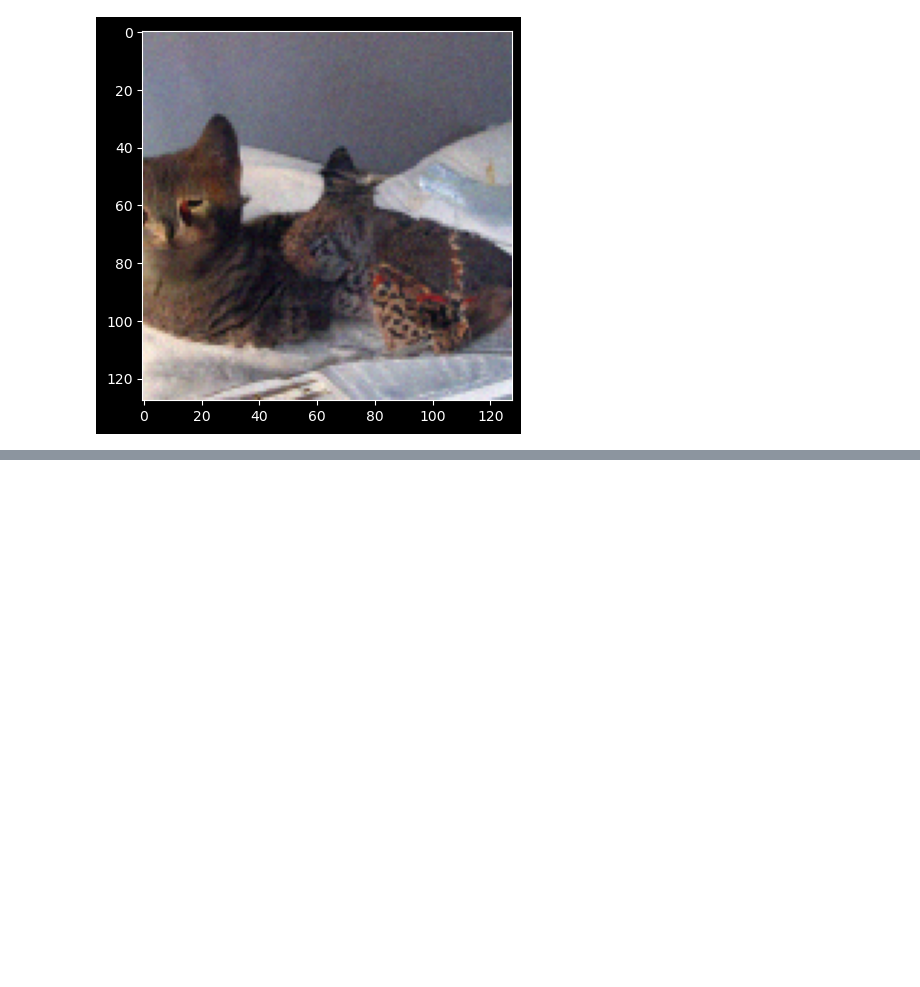
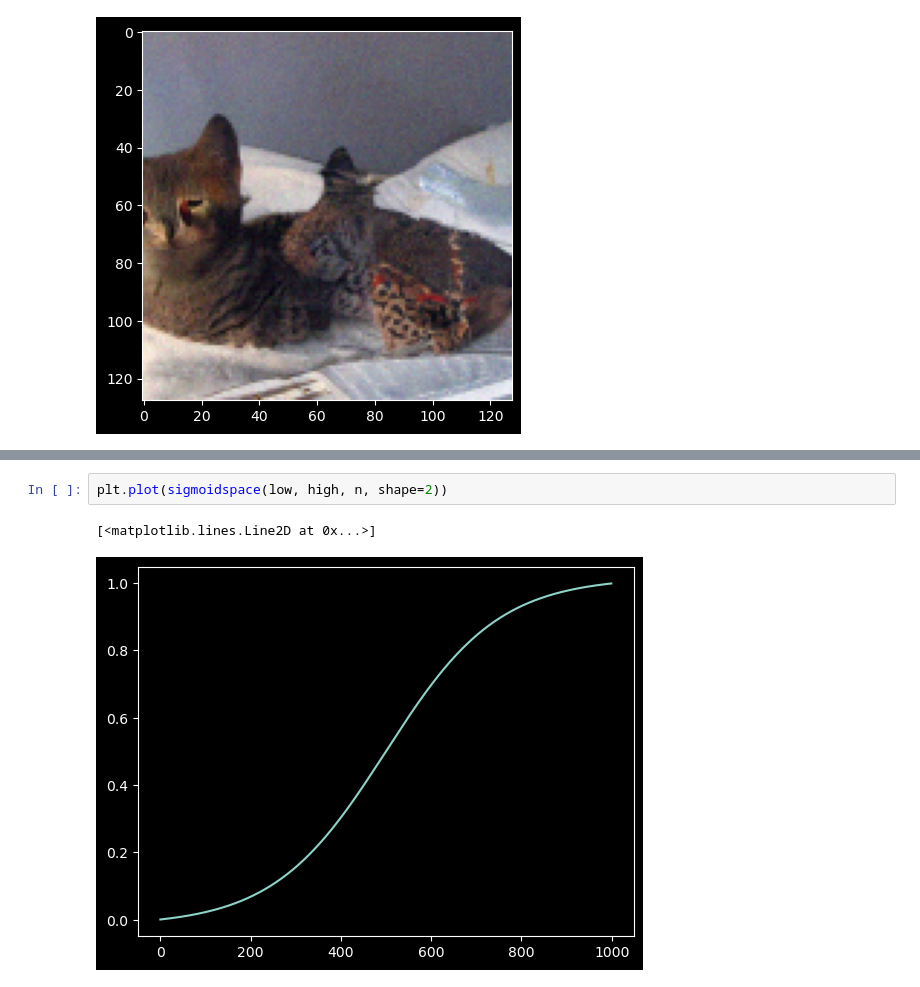
Before and after one commit to AxesAccess/CV_week, a Jupyter notebook: CV_Week_2024_Seminar_2.ipynb, the cells around one changed output, grey strips where cells are left out. Saved outputs shown, nothing was run; the diff lists cells and outputs as text; blank space fills up the shorter version.

```diff
--- a/CV_Week_2024_Seminar_2.ipynb
+++ b/CV_Week_2024_Seminar_2.ipynb
@@ -231,0 +283,5 @@ tensor[1, 3, 128, 128] n=49152 (0.2Mb) x∈[-0.978, 0.820] μ=-0.218 σ=0.368 cu
+# %%
+plt.plot(sigmoidspace(low, high, n, shape=2))
+# %% [output]
+[<matplotlib.lines.Line2D at 0x...>]
+[figure, added]
```
Also changed, not shown: parts of 4 cells of this notebook.
